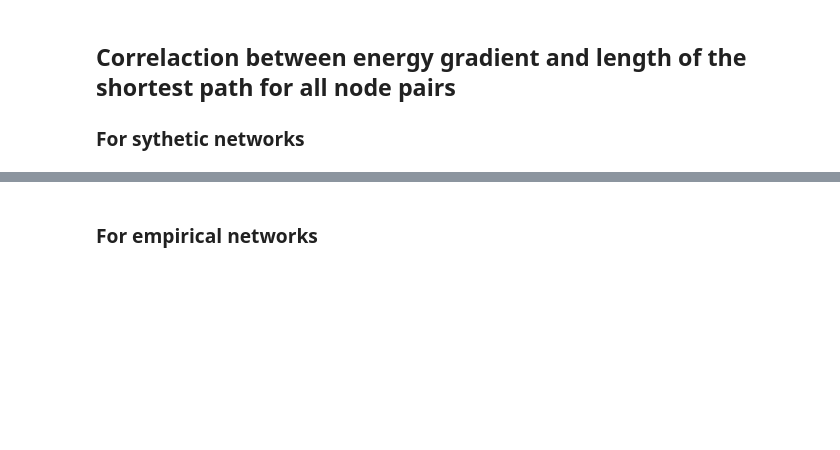
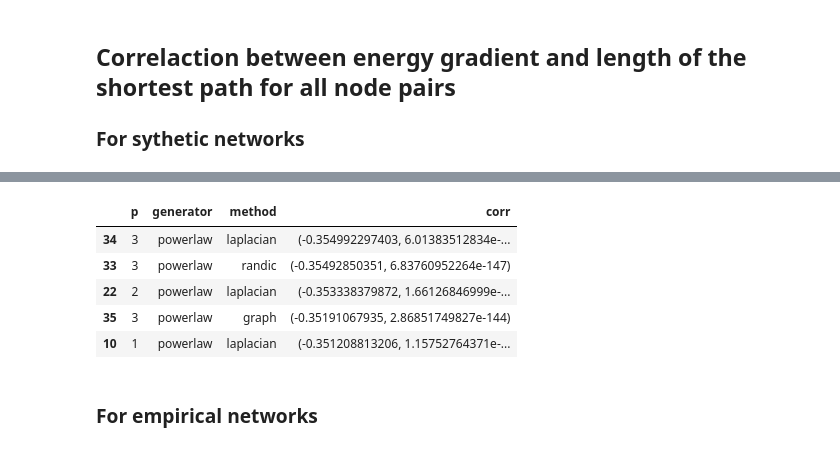
Before and after one commit to megaduks/entropy-complex-networks, a Jupyter notebook: networkentropy/experiments/Energy gradient correlations.ipynb, the cells around one changed output, grey strips where cells are left out. Saved outputs shown, nothing was run; the diff lists cells and outputs as text; code cells hidden in the pictures; blank space fills up the shorter version.

```diff
--- a/networkentropy/experiments/Energy gradient correlations.ipynb
+++ b/networkentropy/experiments/Energy gradient correlations.ipynb
@@ -58,11 +128,13 @@ df = pd.DataFrame({'p': p, 'generator': generator, 'method': method, 'source': s
 # %%
-correlations = []
-for p, generator, method in itertools.product(p_values, generators, methods):
-    sub_df = df.query("p=='{}' and generator=='{}' and method=='{}'".format(p, generator, method))
-    #leave out negative equivalents
-    sub_df = sub_df.query("target > source")
-    sub_df = sub_df.assign(abs_gradient=np.abs(sub_df.gradient))
-    x = list(sub_df.length)
-    y = list(sub_df.abs_gradient)
-    corr = np.corrcoef(x, y)
-    correlations.append((p, generator, method, corr[0][1]))
+def compute_correlations(parameters, generators, methods, paths_gradients_df):
+    correlations = []
+    for p, generator, method in tqdm(list(itertools.product(parameters, generators, methods))):
+        sub_df = paths_gradients_df.query("param=='{}' and generator=='{}' and method=='{}'".format(p, generator, method))
+        #leave out negative equivalents
+        sub_df = sub_df.query("target > source")
+        sub_df = sub_df.assign(abs_gradient=np.abs(sub_df.gradient))
+        x = list(sub_df.length)
+        y = list(sub_df.abs_gradient)
+        corr = stats.pearsonr(x, y)
+        correlations.append(OrderedDict([('p', p), ('generator', generator), ('method', method), ('corr', corr)]))
+    return pd.DataFrame(correlations)
@@ -91,0 +141,4 @@ corr_df.sort_values('corr')
+# %%
+corr_df2 = compute_correlations(PARAMETERS, GENERATORS, METHODS, paths_gradients_df)
+corr_df2.sort_values('corr', ascending=True).head()
+# %% [output]
@@ -92,3 +146,9 @@ corr_df.sort_values('corr')
+|  | p | generator | method | corr |
+| 34 | 3 | powerlaw | laplacian | (-0.354992297403, 6.01383512834e-... |
+| 33 | 3 | powerlaw | randic | (-0.35492850351, 6.83760952264e-147) |
+| 22 | 2 | powerlaw | laplacian | (-0.353338379872, 1.66126846999e-... |
+| 35 | 3 | powerlaw | graph | (-0.35191067935, 2.86851749827e-144) |
+| 10 | 1 | powerlaw | laplacian | (-0.351208813206, 1.15752764371e-... |
 # %% [markdown]
 ### For empirical networks
 # %%
```
Also changed, not shown: parts of 18 cells of this notebook.
